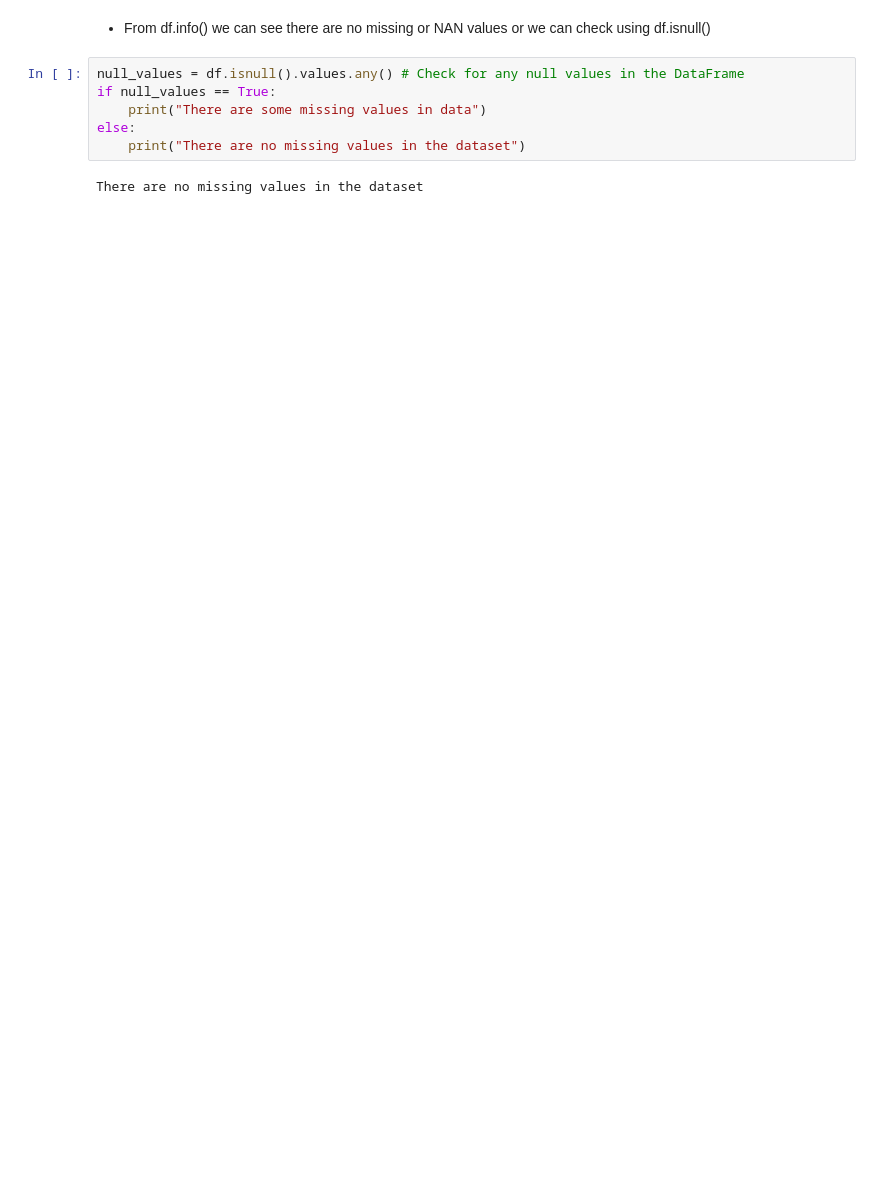
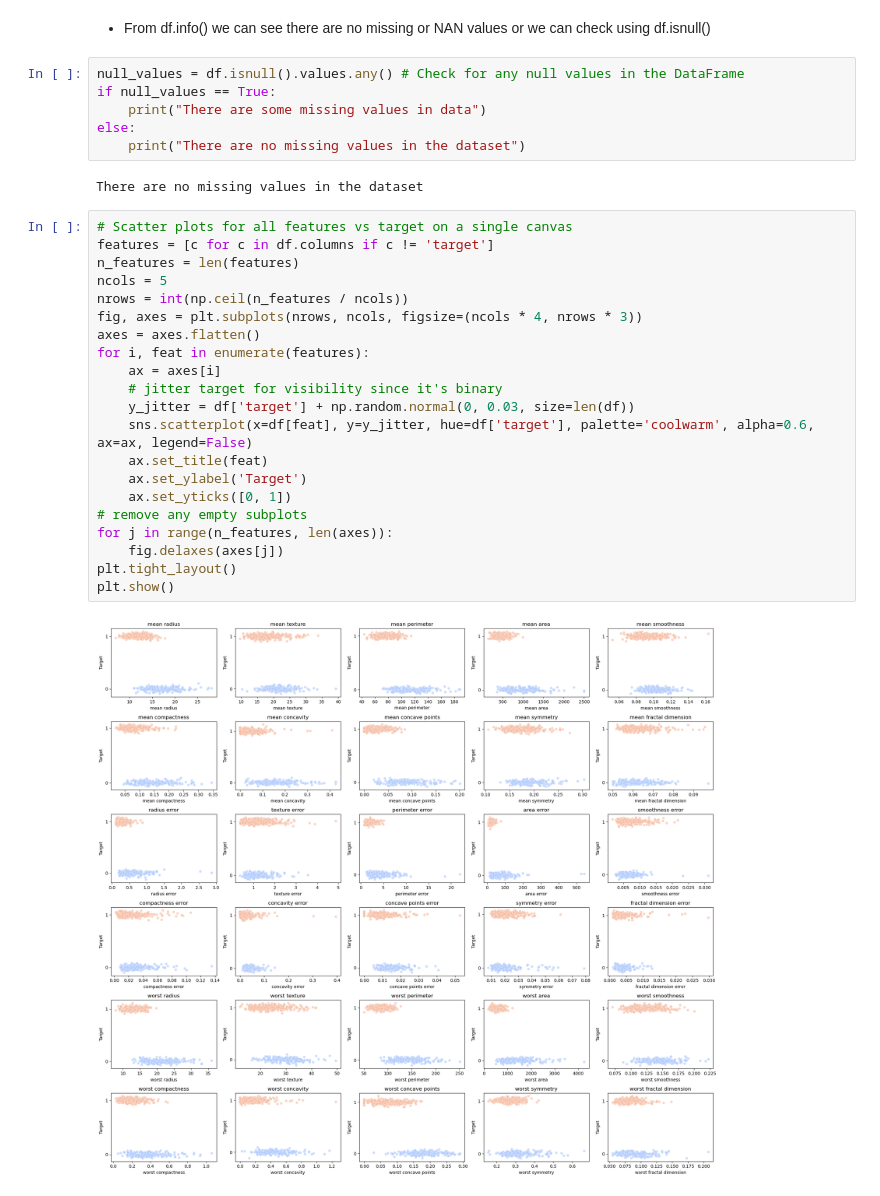
Before and after one commit to Aniket3999/Wisconsin-Breast-cancer-detection, a Jupyter notebook: Sklean breast cancer detection using logistic regression.ipynb, the cells around one changed output. Cells and saved outputs as stored; diff of their text form; blank space fills up the shorter version.

Commit message:
Created plots to visualize relationship of features with target

```diff
--- a/Sklean breast cancer detection using logistic regression.ipynb
+++ b/Sklean breast cancer detection using logistic regression.ipynb
@@ -71,3 +73,26 @@ else:
     print("There are no missing values in the dataset")
 # %% [output]
 There are no missing values in the dataset
+# %%
+# Scatter plots for all features vs target on a single canvas
+features = [c for c in df.columns if c != 'target']
+n_features = len(features)
+ncols = 5
+nrows = int(np.ceil(n_features / ncols))
+fig, axes = plt.subplots(nrows, ncols, figsize=(ncols * 4, nrows * 3))
+axes = axes.flatten()
+for i, feat in enumerate(features):
+    ax = axes[i]
+    # jitter target for visibility since it's binary
+    y_jitter = df['target'] + np.random.normal(0, 0.03, size=len(df))
+    sns.scatterplot(x=df[feat], y=y_jitter, hue=df['target'], palette='coolwarm', alpha=0.6, ax=ax, legend=False)
+    ax.set_title(feat)
+    ax.set_ylabel('Target')
+    ax.set_yticks([0, 1])
+# remove any empty subplots
+for j in range(n_features, len(axes)):
+    fig.delaxes(axes[j])
+plt.tight_layout()
+plt.show()
+# %% [output]
+[figure, added]
```
Also changed, not shown: parts of 2 cells of this notebook.
